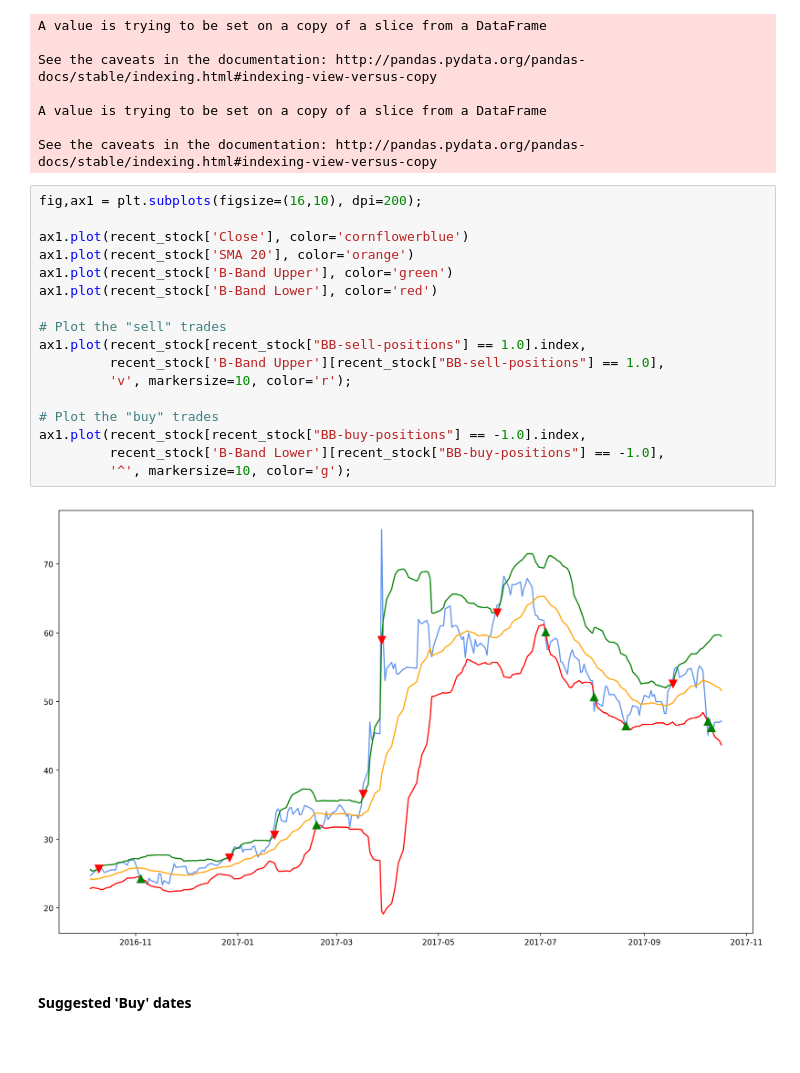
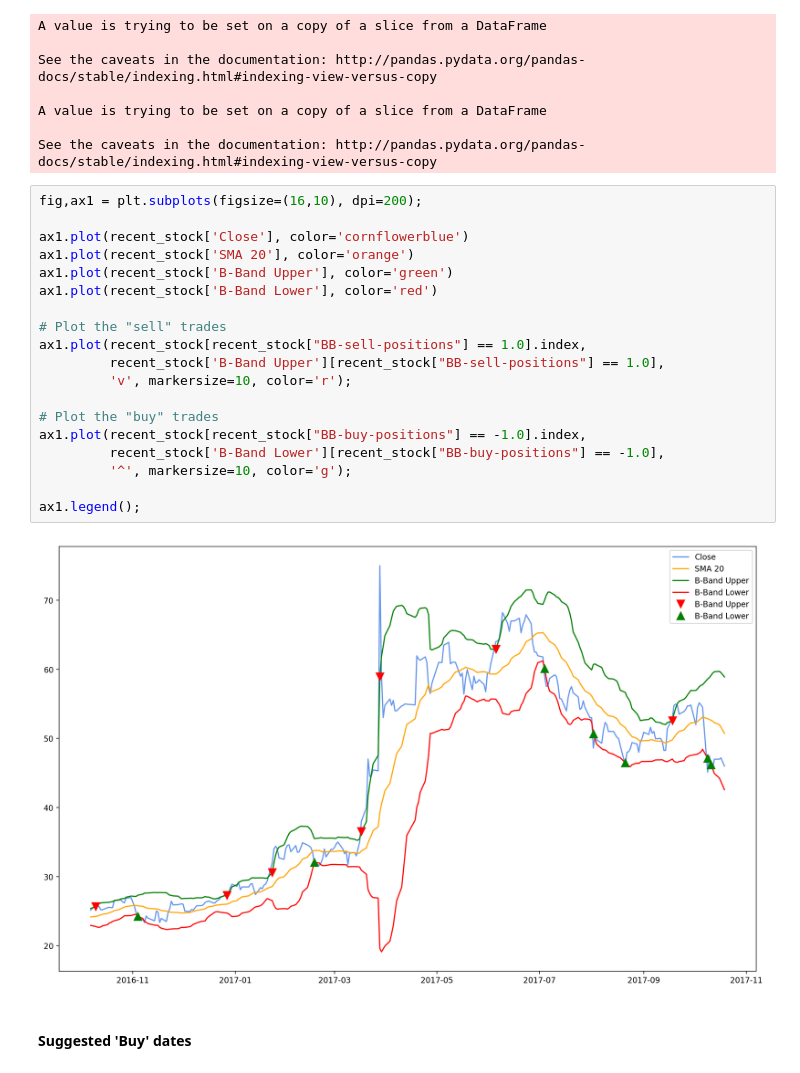
Before and after one commit to mariuszrokita/money-machine, a Jupyter notebook: Notebooks/Single stock - analysis.ipynb, the cells around one changed output. Cells and saved outputs as stored; diff of their text form; blank space fills up the shorter version.

```diff
--- a/Notebooks/Single stock - analysis.ipynb
+++ b/Notebooks/Single stock - analysis.ipynb
@@ -206,22 +208,24 @@ See the caveats in the documentation: http://pandas.pydata.org/pandas-docs/stabl
 # %%
 fig,ax1 = plt.subplots(figsize=(16,10), dpi=200);
 
 ax1.plot(recent_stock['Close'], color='cornflowerblue')
 ax1.plot(recent_stock['SMA 20'], color='orange')
 ax1.plot(recent_stock['B-Band Upper'], color='green')
 ax1.plot(recent_stock['B-Band Lower'], color='red')
 
 # Plot the "sell" trades
 ax1.plot(recent_stock[recent_stock["BB-sell-positions"] == 1.0].index,
          recent_stock['B-Band Upper'][recent_stock["BB-sell-positions"] == 1.0],
          'v', markersize=10, color='r');
 
 # Plot the "buy" trades
 ax1.plot(recent_stock[recent_stock["BB-buy-positions"] == -1.0].index,
          recent_stock['B-Band Lower'][recent_stock["BB-buy-positions"] == -1.0],
          '^', markersize=10, color='g');
+
+ax1.legend();
 # %% [output]
-[figure, old version]
+[figure, new version]
 # %% [markdown]
 #### Suggested 'Buy' dates
 # %%
```
Also changed, not shown: parts of 11 cells of this notebook.
